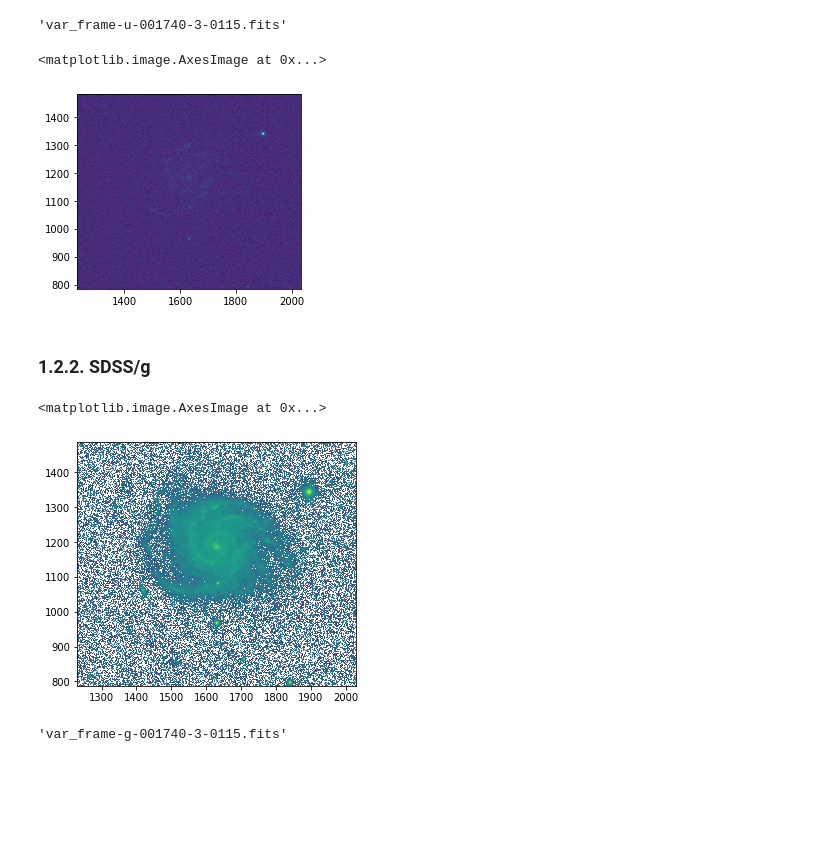
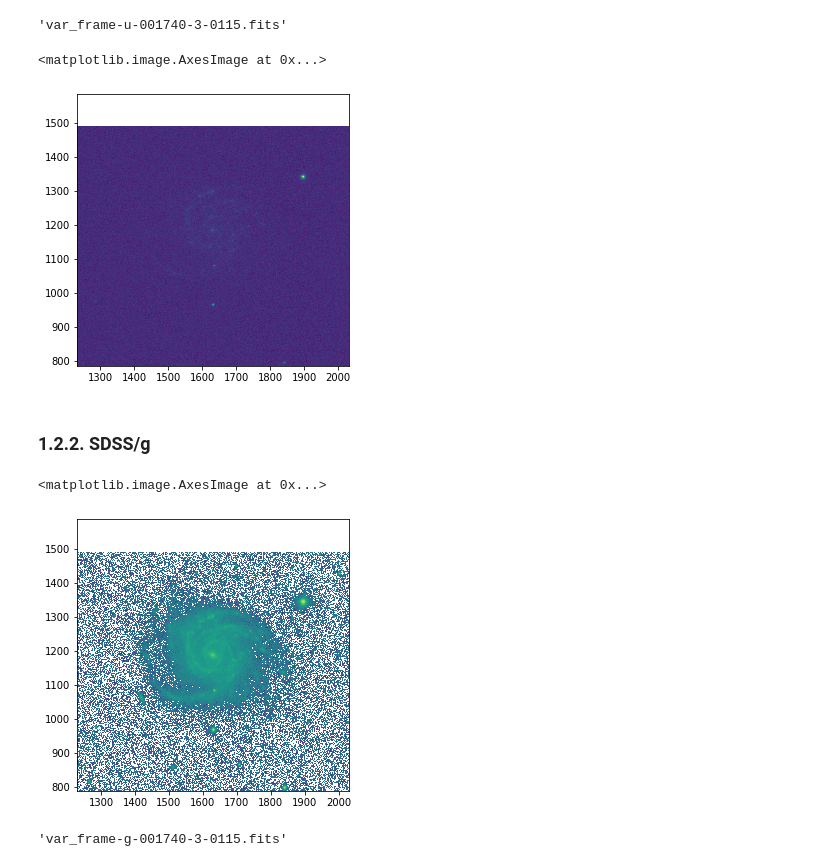
Before and after one commit to aabdurrouf/piXedfit, a Jupyter notebook: examples/FUVtoNIR_CALIFA/Step1_prep_img_proc.ipynb, the cells around one changed output. Drawn from its saved outputs; the diff is of its cells as text; code cells hidden in the pictures; blank space fills up the shorter version.

```diff
--- a/examples/FUVtoNIR_CALIFA/Step1_prep_img_proc.ipynb
+++ b/examples/FUVtoNIR_CALIFA/Step1_prep_img_proc.ipynb
@@ -112,24 +112,23 @@ var_img_sdss(fits_image, filter_name='sdss_u')
 # %% [output]
 'var_frame-u-001740-3-0115.fits'
 # %%
-# check image
+# check variance image
 hdu = fits.open("var_frame-u-001740-3-0115.fits")
 data_image = hdu[0].data
 wcs = WCS(hdu[0].header)
 gal_x, gal_y = wcs.wcs_world2pix(gal_ra, gal_dec, 1)
 hdu.close()
 
-plt.figure(figsize=(4,4))
+plt.figure(figsize=(5,5))
 plt.xlim(gal_x-400,gal_x+400)
-plt.ylim(gal_y-400,gal_y+300)
+plt.ylim(gal_y-400,gal_y+400)
 plt.imshow(np.log10(data_image), origin='lower')
 # %% [output]
 <matplotlib.image.AxesImage at 0x...>
-[figure, old version]
+[figure, new version]
 # %% [markdown]
 ### 1.2.2. SDSS/g
 # %%
-# check image
 hdu = fits.open("frame-g-001740-3-0115.fits")
 data_image = hdu[0].data
 wcs = WCS(hdu[0].header)
@@ -138,11 +137,11 @@ hdu.close()
 
 plt.figure(figsize=(5,5))
 plt.xlim(gal_x-400,gal_x+400)
-plt.ylim(gal_y-400,gal_y+300)
+plt.ylim(gal_y-400,gal_y+400)
 plt.imshow(np.log10(data_image), origin='lower')
 # %% [output]
 <matplotlib.image.AxesImage at 0x...>
-[figure, old version]
+[figure, new version]
 # %%
 fits_image = "frame-g-001740-3-0115.fits"
 var_img_sdss(fits_image, filter_name='sdss_g')
```
Also changed, not shown: parts of 23 cells of this notebook, 6 other files.
